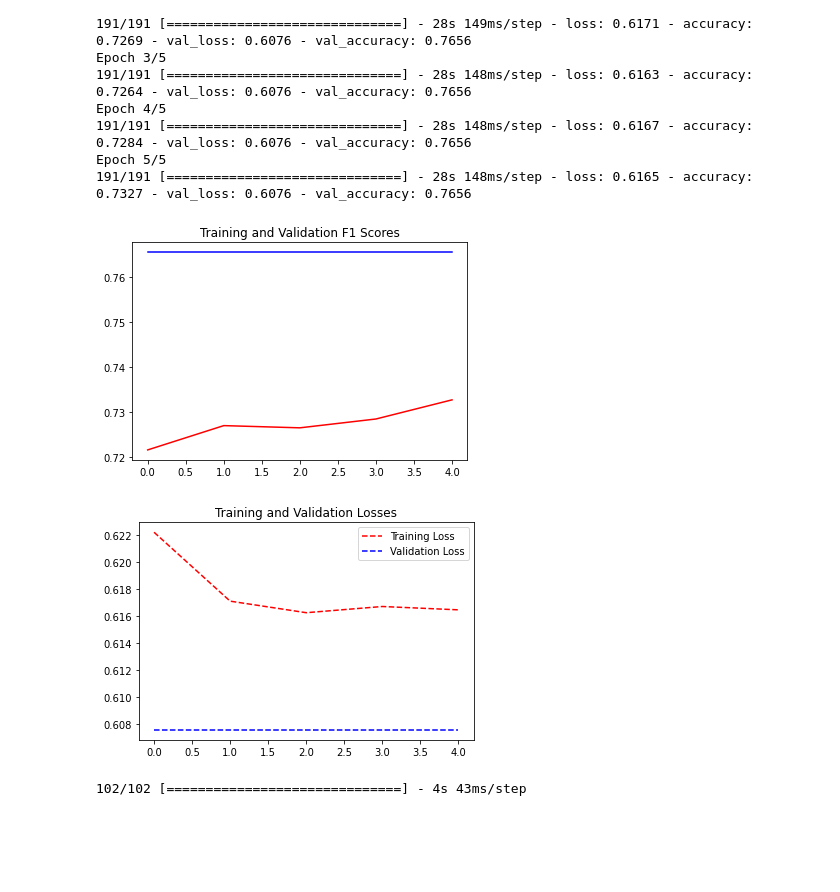
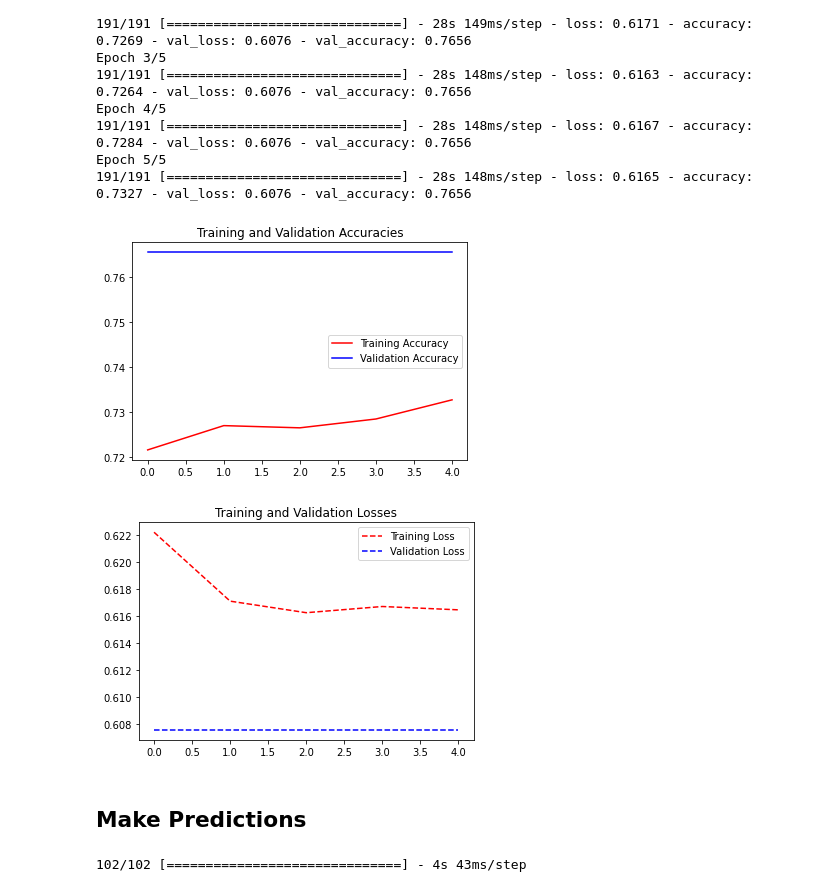
Before and after one commit to Urias-T/Tweet_Classifier, a Jupyter notebook: Model3/tweet_classifier_w_DistilBERT.ipynb, the cells around one changed output. Cells and saved outputs as stored; diff of their text form; code cells hidden in the pictures; blank space fills up the shorter version.

```diff
--- a/Model3/tweet_classifier_w_DistilBERT.ipynb
+++ b/Model3/tweet_classifier_w_DistilBERT.ipynb
@@ -214,30 +218,32 @@ Epoch 5/5
 # %%
 import matplotlib.pyplot as plt
 
 accuracy = history.history["accuracy"]
 val_accuracy = history.history["val_accuracy"]
 
 loss = history.history["loss"]
 val_loss = history.history["val_loss"]
 
 epochs = range(len(accuracy))
 
 plt.plot(epochs, accuracy, "red", label="Training Accuracy")
 plt.plot(epochs, val_accuracy, "blue", label="Validation Accuracy")
-plt.title("Training and Validation F1 Scores")
+plt.title("Training and Validation Accuracies")
+plt.legend()
 
 plt.figure()
 
 plt.plot(epochs, loss, "red", ls="--", label="Training Loss")
 plt.plot(epochs, val_loss, "blue", ls="--", label="Validation Loss")
 plt.title("Training and Validation Losses")
-
 plt.legend()
 
 plt.show()
 # %% [output]
-[figure, old version]
+[figure, new version]
 [figure]
+# %% [markdown]
+## Make Predictions
 # %%
 TEST_PATH = pwd + "/test.csv"
 SAMPLE_PATH = pwd + "/sample_submission.csv"
```
Also changed, not shown: parts of 3 cells of this notebook.
